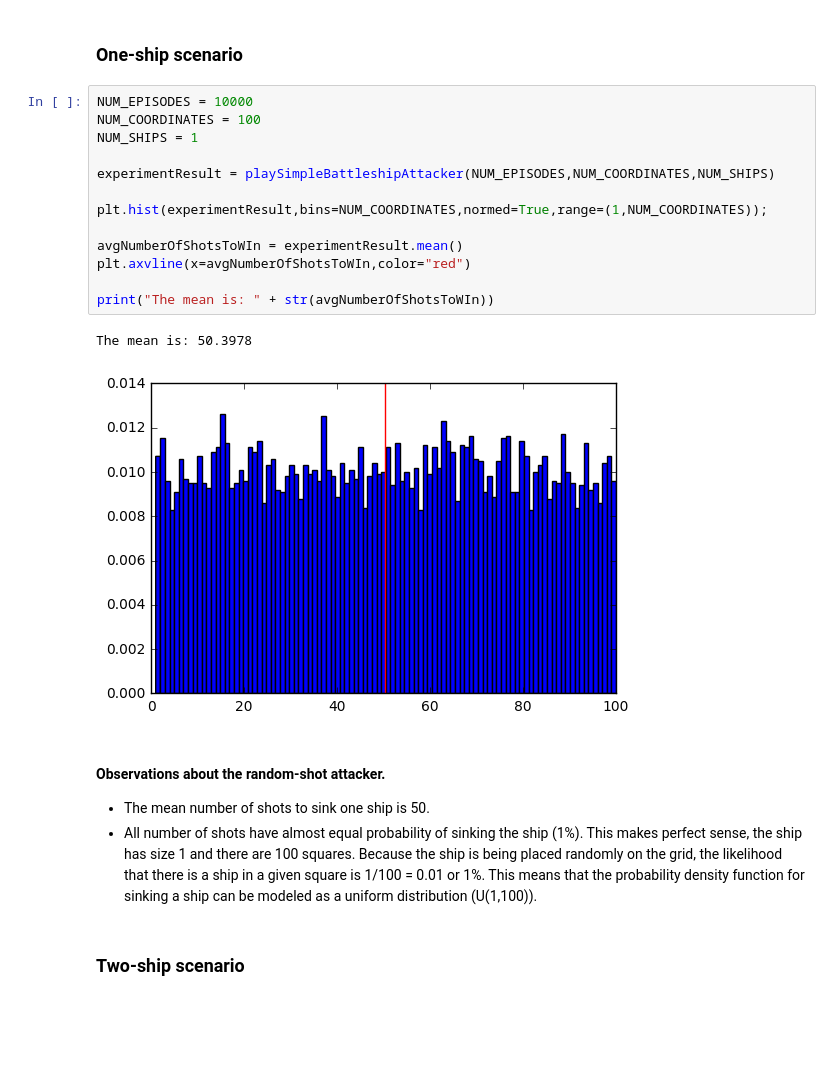
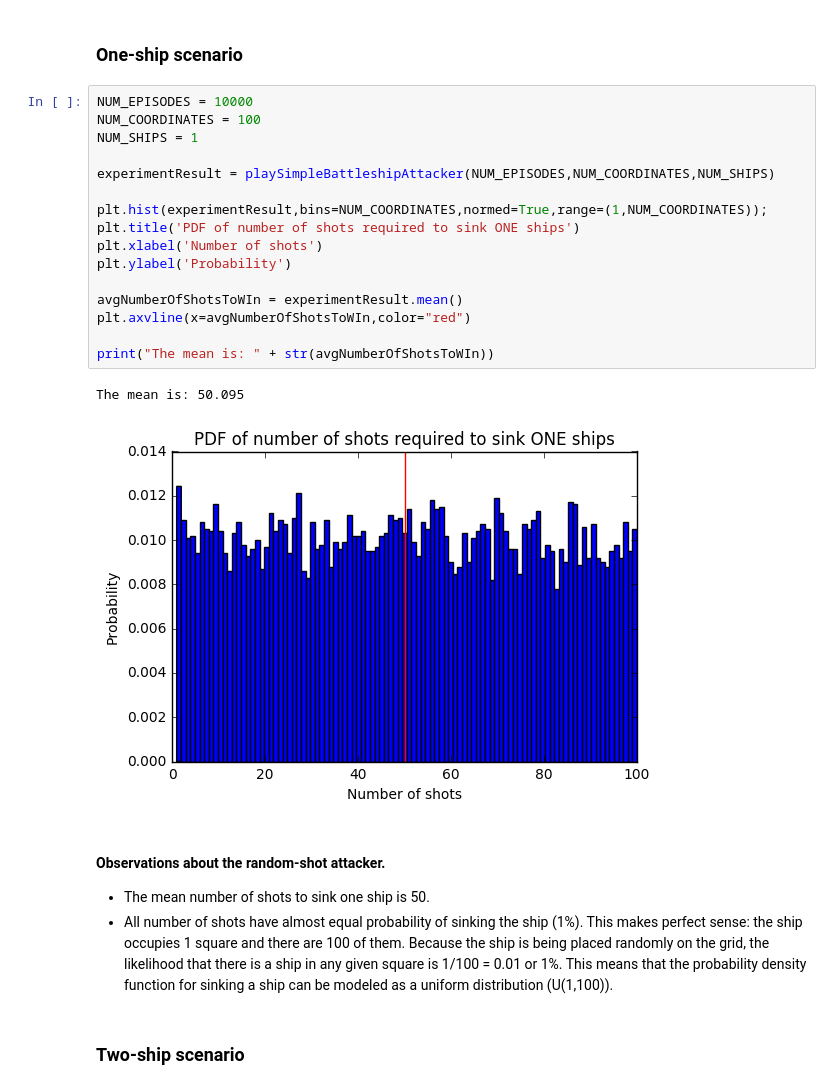
Before and after one commit to ajRiverav/ai-battleship-player, a Jupyter notebook: density-functions-analysis.ipynb, the cells around one changed output. Saved outputs shown, nothing was run; the diff lists cells and outputs as text; blank space fills up the shorter version.

Commit message:
Changed a few incorrect terms. Added labels to plots

```diff
--- a/density-functions-analysis.ipynb
+++ b/density-functions-analysis.ipynb
@@ -67,24 +67,27 @@ def playSimpleBattleshipAttacker(numGames,numCoordinates,numShips):
 # %%
 NUM_EPISODES = 10000
 NUM_COORDINATES = 100
 NUM_SHIPS = 1
 
 experimentResult = playSimpleBattleshipAttacker(NUM_EPISODES,NUM_COORDINATES,NUM_SHIPS)
 
 plt.hist(experimentResult,bins=NUM_COORDINATES,normed=True,range=(1,NUM_COORDINATES));
+plt.title('PDF of number of shots required to sink ONE ships')
+plt.xlabel('Number of shots')
+plt.ylabel('Probability')
 
 avgNumberOfShotsToWIn = experimentResult.mean()
 plt.axvline(x=avgNumberOfShotsToWIn,color="red")
 
 print("The mean is: " + str(avgNumberOfShotsToWIn))
 # %% [output]
-The mean is: 50.3978
+The mean is: 50.095
-[figure, old version]
+[figure, new version]
 # %% [markdown]
 #### Observations about the random-shot attacker.
 
 * The mean number of shots to sink one ship is 50.
-* All number of shots have almost equal probability of sinking the ship (1%). This makes perfect sense, the ship has size 1 and there are 100 squares. Because the ship is being placed randomly on the grid, the likelihood that there is a ship in a given square is 1/100 = 0.01 or 1%. This means that the probability density function for sinking a ship can be modeled as a uniform distribution (U(1,100)).
+* All number of shots have almost equal probability of sinking the ship (1%). This makes perfect sense: the ship occupies 1 square and there are 100 of them. Because the ship is being placed randomly on the grid, the likelihood that there is a ship in any given square is 1/100 = 0.01 or 1%. This means that the probability density function for sinking a ship can be modeled as a uniform distribution (U(1,100)).
 # %% [markdown]
 ### Two-ship scenario
 # %%
```
Also changed, not shown: parts of 4 cells of this notebook.
